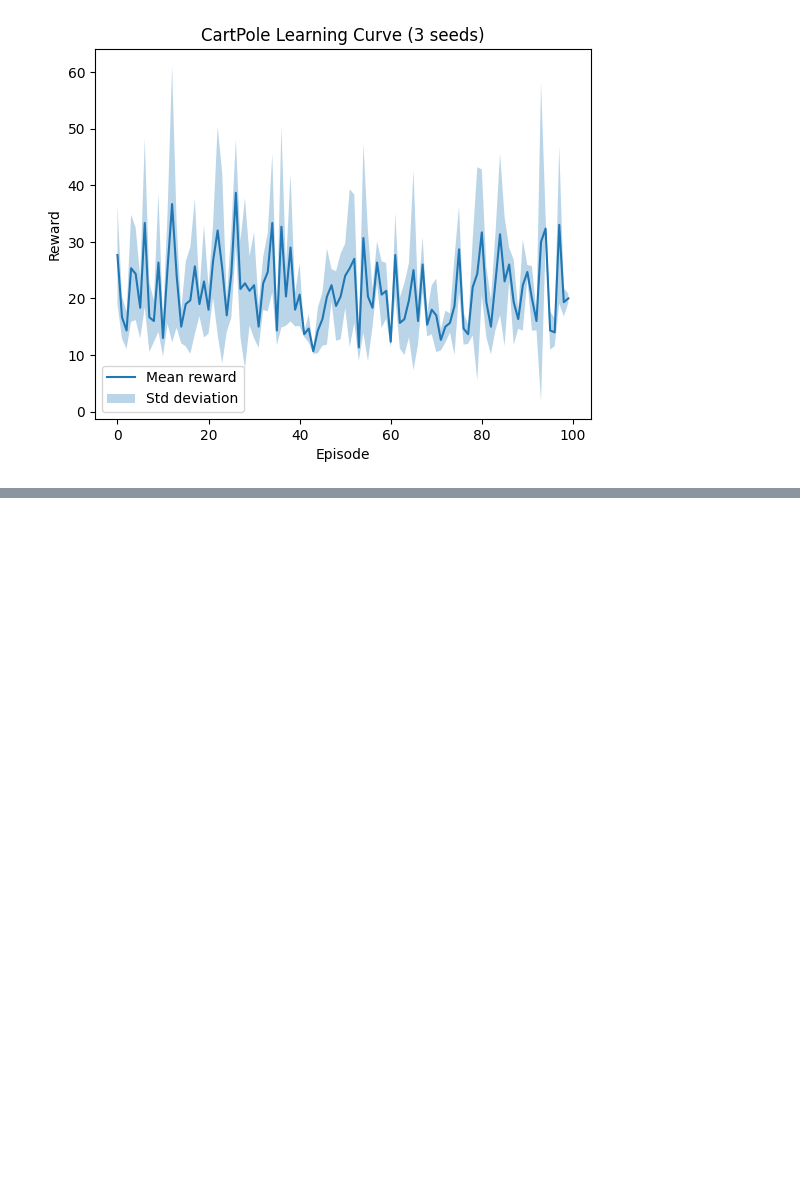
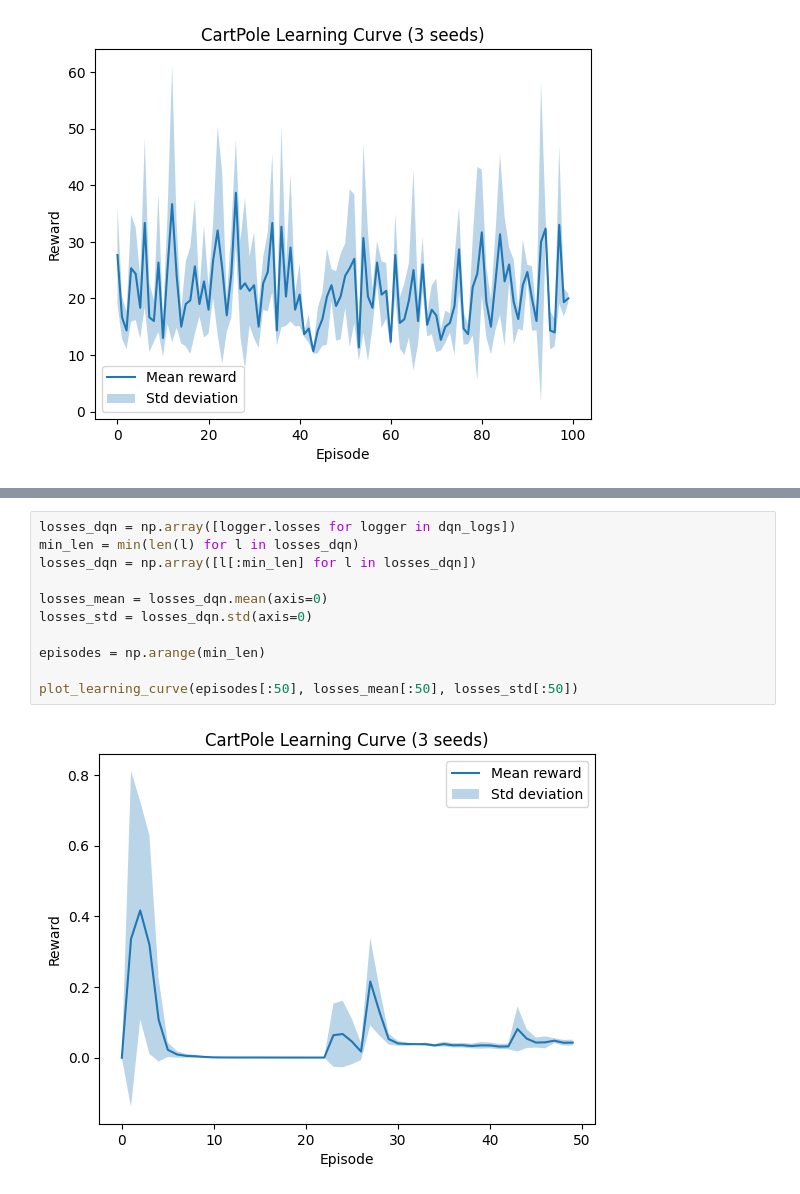
Before and after one commit to marziof/deep-rl-project, a Jupyter notebook: test.ipynb, the cells around one changed output, grey strips where cells are left out. Saved outputs shown, nothing was run; the diff lists cells and outputs as text; blank space fills up the shorter version.

```diff
--- a/test.ipynb
+++ b/test.ipynb
@@ -112,0 +95,13 @@ plot_learning_curve(episodes, mean_epsilons_dqn, std_epsilons_dqn)
+# %%
+losses_dqn = np.array([logger.losses for logger in dqn_logs])
+min_len = min(len(l) for l in losses_dqn)
+losses_dqn = np.array([l[:min_len] for l in losses_dqn])
+
+losses_mean = losses_dqn.mean(axis=0)
+losses_std = losses_dqn.std(axis=0)
+
+episodes = np.arange(min_len)
+
+plot_learning_curve(episodes[:50], losses_mean[:50], losses_std[:50])
+# %% [output]
+[figure, added]
```
Also changed, not shown: parts of 6 cells of this notebook, 2 other files.
